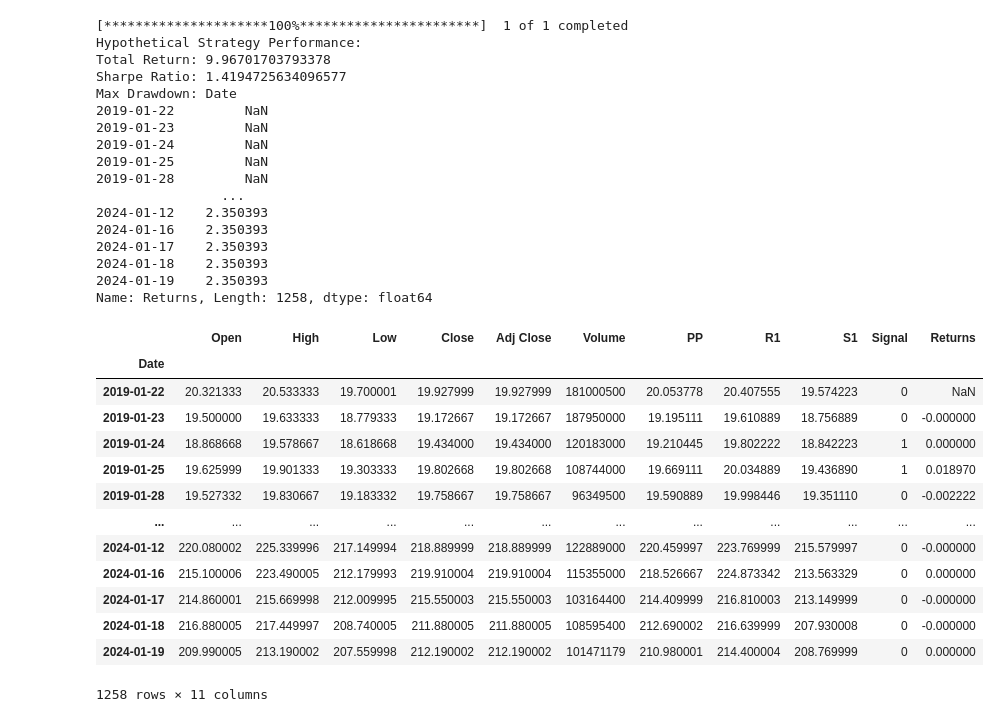
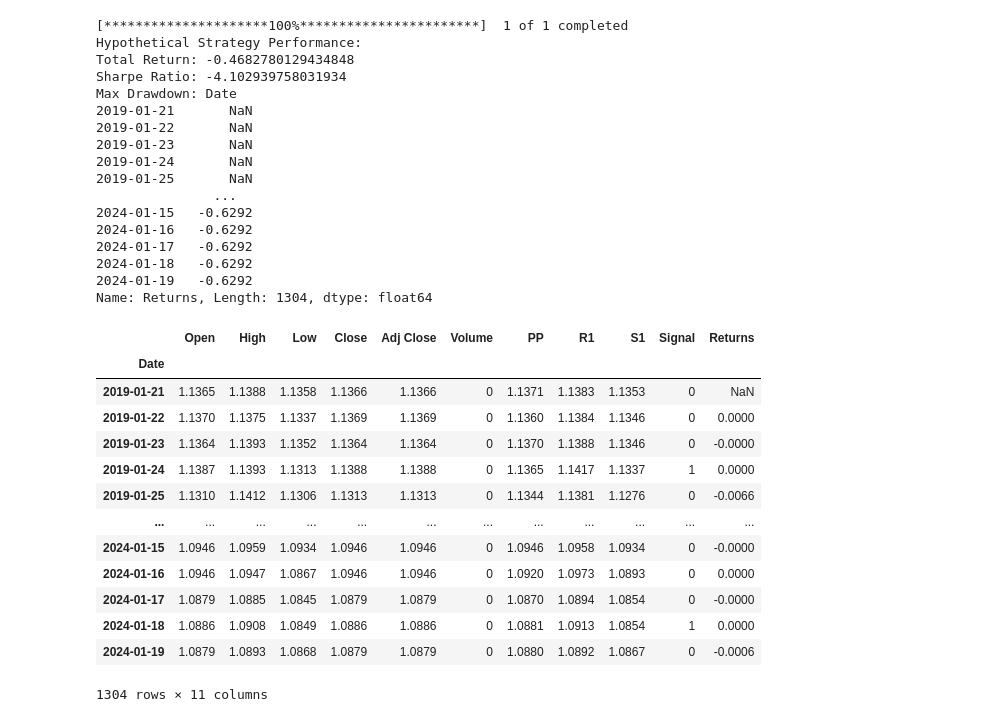
Before and after one commit to guzmanwolfrank/QuantTrading, a Jupyter notebook: test1.ipynb, the cells around one changed output. Drawn from its saved outputs; the diff is of its cells as text; code cells hidden in the pictures.

```diff
--- a/test1.ipynb
+++ b/test1.ipynb
@@ -2,8 +2,9 @@
 import pandas as pd
 import yfinance as yf
 import numpy as np
-
-
+import seaborn as sns
+import matplotlib.pyplot as plt
+import plotly.express as px  # For plotly charts
 
 # Define the strategy
 def pivot_point_bounce_strategy(data):
@@ -17,61 +18,63 @@ def pivot_point_bounce_strategy(data):
     data.loc[(data['Close'] > data['PP']) & (data['Close'].shift(1) <= data['PP']), 'Signal'] = 1
 
     # Calculate hypothetical returns (assuming fixed position size)
     data['Returns'] = data['Close'].pct_change() * data['Signal'].shift(1)
 
-    return data
+    return data.round(4)
 
 # Fetch TSLA data
-ticker = "TSLA"
+ticker = " EURUSD=X"
+#ticker = "TSLA"
+
 data = yf.download(ticker, period="5y")
 
 # Apply the strategy
 data = pivot_point_bounce_strategy(data.copy())
 
 df = data
 
 
 # Print key performance metrics
 print("Hypothetical Strategy Performance:")
 print("Total Return:", (data['Returns'] + 1).prod() - 1)
 print("Sharpe Ratio:", data['Returns'].mean() / data['Returns'].std() * np.sqrt(252))
 print("Max Drawdown:", (data['Returns'].cumsum() + 1).rolling(window=252).min() - 1)
 
 
 # Print Data
 display(data)
 # %% [output]
 [*********************100%***********************]  1 of 1 completed
 Hypothetical Strategy Performance:
-Total Return: 9.96701703793378
-Sharpe Ratio: 1.4194725634096577
+Total Return: -0.4682780129434848
+Sharpe Ratio: -4.102939758031934
 Max Drawdown: Date
-2019-01-22         NaN
-2019-01-23         NaN
-2019-01-24         NaN
-2019-01-25         NaN
-2019-01-28         NaN
-                ...
-2024-01-12    2.350393
-2024-01-16    2.350393
-2024-01-17    2.350393
-2024-01-18    2.350393
-2024-01-19    2.350393
-Name: Returns, Length: 1258, dtype: float64
+2019-01-21       NaN
+2019-01-22       NaN
+2019-01-23       NaN
+2019-01-24       NaN
+2019-01-25       NaN
+               ...
+2024-01-15   -0.6292
+2024-01-16   -0.6292
+2024-01-17   -0.6292
+2024-01-18   -0.6292
+2024-01-19   -0.6292
+Name: Returns, Length: 1304, dtype: float64
 |  | Open | High | Low | Close | Adj Close | Volume | PP | R1 | S1 | Signal | Returns |
 | Date |  |  |  |  |  |  |  |  |  |  |  |
-| 2019-01-22 | 20.321333 | 20.533333 | 19.700001 | 19.927999 | 19.927999 | 181000500 | 20.053778 | 20.407555 | 19.574223 | 0 | NaN |
-| 2019-01-23 | 19.500000 | 19.633333 | 18.779333 | 19.172667 | 19.172667 | 187950000 | 19.195111 | 19.610889 | 18.756889 | 0 | -0.000000 |
-| 2019-01-24 | 18.868668 | 19.578667 | 18.618668 | 19.434000 | 19.434000 | 120183000 | 19.210445 | 19.802222 | 18.842223 | 1 | 0.000000 |
-| 2019-01-25 | 19.625999 | 19.901333 | 19.303333 | 19.802668 | 19.802668 | 108744000 | 19.669111 | 20.034889 | 19.436890 | 1 | 0.018970 |
-| 2019-01-28 | 19.527332 | 19.830667 | 19.183332 | 19.758667 | 19.758667 | 96349500 | 19.590889 | 19.998446 | 19.351110 | 0 | -0.002222 |
+| 2019-01-21 | 1.1365 | 1.1388 | 1.1358 | 1.1366 | 1.1366 | 0 | 1.1371 | 1.1383 | 1.1353 | 0 | NaN |
+| 2019-01-22 | 1.1370 | 1.1375 | 1.1337 | 1.1369 | 1.1369 | 0 | 1.1360 | 1.1384 | 1.1346 | 0 | 0.0000 |
+| 2019-01-23 | 1.1364 | 1.1393 | 1.1352 | 1.1364 | 1.1364 | 0 | 1.1370 | 1.1388 | 1.1346 | 0 | -0.0000 |
+| 2019-01-24 | 1.1387 | 1.1393 | 1.1313 | 1.1388 | 1.1388 | 0 | 1.1365 | 1.1417 | 1.1337 | 1 | 0.0000 |
+| 2019-01-25 | 1.1310 | 1.1412 | 1.1306 | 1.1313 | 1.1313 | 0 | 1.1344 | 1.1381 | 1.1276 | 0 | -0.0066 |
 | ... | ... | ... | ... | ... | ... | ... | ... | ... | ... | ... | ... |
-| 2024-01-12 | 220.080002 | 225.339996 | 217.149994 | 218.889999 | 218.889999 | 122889000 | 220.459997 | 223.769999 | 215.579997 | 0 | -0.000000 |
-| 2024-01-16 | 215.100006 | 223.490005 | 212.179993 | 219.910004 | 219.910004 | 115355000 | 218.526667 | 224.873342 | 213.563329 | 0 | 0.000000 |
-| 2024-01-17 | 214.860001 | 215.669998 | 212.009995 | 215.550003 | 215.550003 | 103164400 | 214.409999 | 216.810003 | 213.149999 | 0 | -0.000000 |
-| 2024-01-18 | 216.880005 | 217.449997 | 208.740005 | 211.880005 | 211.880005 | 108595400 | 212.690002 | 216.639999 | 207.930008 | 0 | -0.000000 |
-| 2024-01-19 | 209.990005 | 213.190002 | 207.559998 | 212.190002 | 212.190002 | 101471179 | 210.980001 | 214.400004 | 208.769999 | 0 | 0.000000 |
+| 2024-01-15 | 1.0946 | 1.0959 | 1.0934 | 1.0946 | 1.0946 | 0 | 1.0946 | 1.0958 | 1.0934 | 0 | -0.0000 |
+| 2024-01-16 | 1.0946 | 1.0947 | 1.0867 | 1.0946 | 1.0946 | 0 | 1.0920 | 1.0973 | 1.0893 | 0 | 0.0000 |
+| 2024-01-17 | 1.0879 | 1.0885 | 1.0845 | 1.0879 | 1.0879 | 0 | 1.0870 | 1.0894 | 1.0854 | 0 | -0.0000 |
+| 2024-01-18 | 1.0886 | 1.0908 | 1.0849 | 1.0886 | 1.0886 | 0 | 1.0881 | 1.0913 | 1.0854 | 1 | 0.0000 |
+| 2024-01-19 | 1.0879 | 1.0893 | 1.0868 | 1.0879 | 1.0879 | 0 | 1.0880 | 1.0892 | 1.0867 | 0 | -0.0006 |
-1258 rows × 11 columns
+1304 rows × 11 columns
 # %%
 # Add Columns for Balance, Profit, Unit Size, Delta, Change, Range, Shares
 
```
Also changed, not shown: parts of 5 cells of this notebook, 1 other file.
